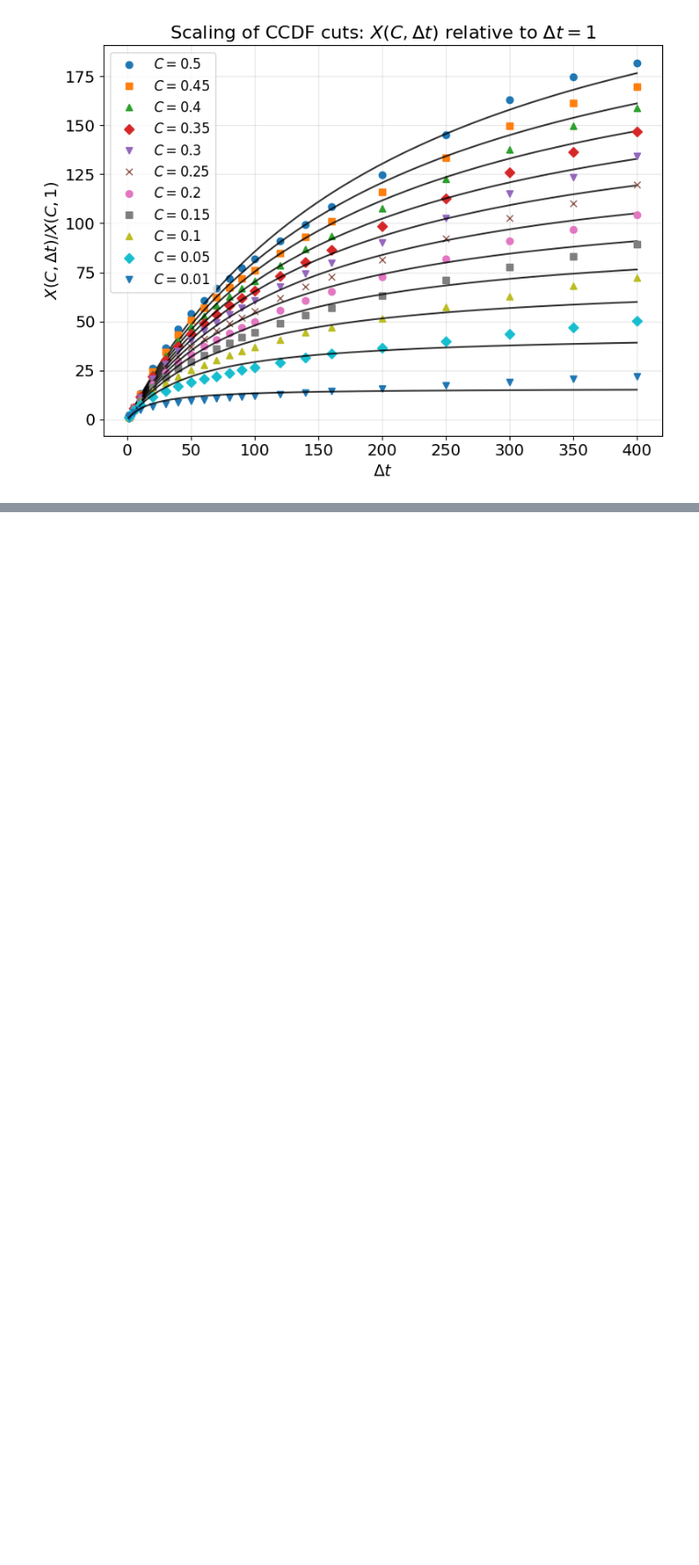
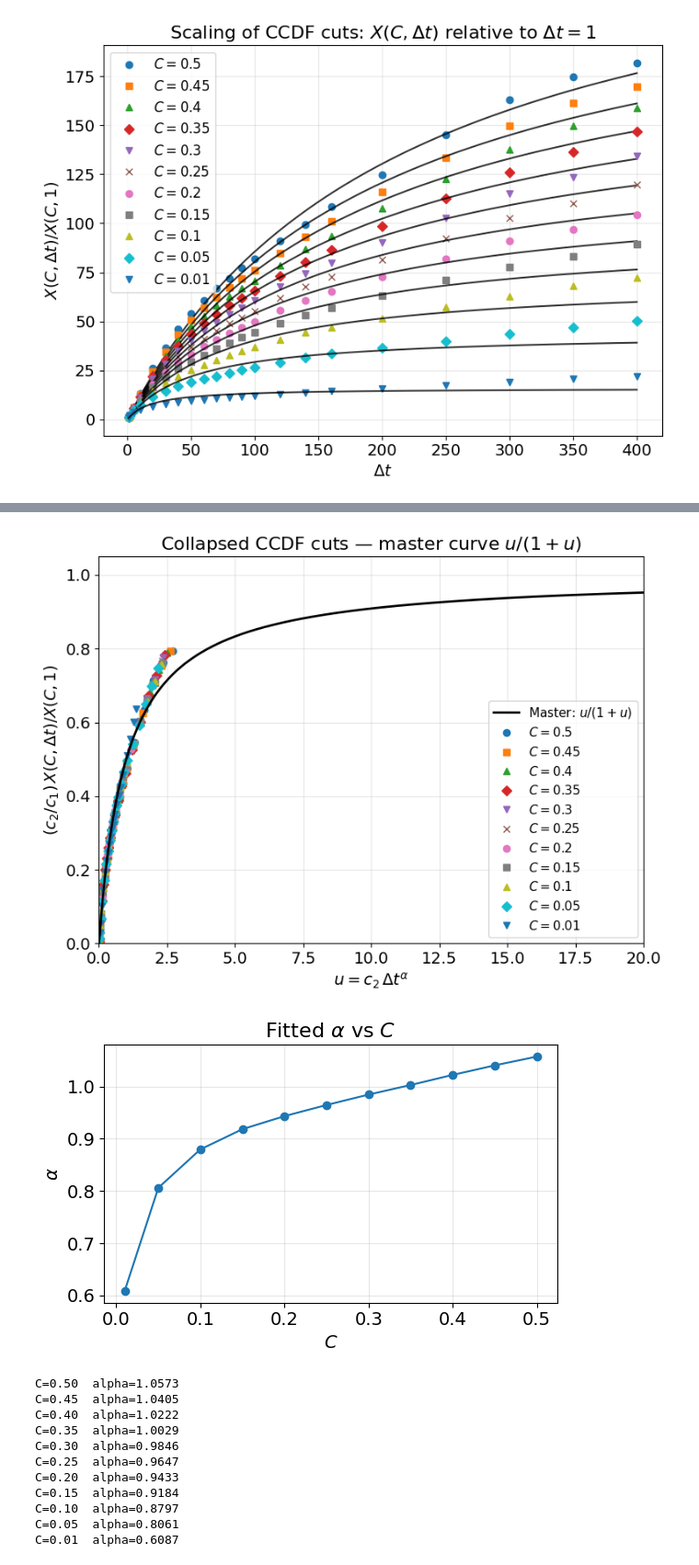
Before and after one commit to conorkirby/capstone, a Jupyter notebook: ProjectNotebooks/03.2_ScalingInvestigation.ipynb, the cells around one changed output, grey strips where cells are left out. Shown at 92% size. Drawn from its saved outputs; the diff is of its cells as text; code cells hidden in the pictures; blank space fills up the shorter version.

```diff
--- a/ProjectNotebooks/03.2_ScalingInvestigation.ipynb
+++ b/ProjectNotebooks/03.2_ScalingInvestigation.ipynb
@@ -416,0 +540,74 @@ plt.show()
+# %%
+fig, ax = plt.subplots(figsize=(8, 6))
+
+u_dense = np.linspace(0, 20, 400)
+ax.plot(u_dense, u_dense / (1 + u_dense), 'k-', lw=2, label='Master: $u/(1+u)$', zorder=10)
+
+def power_rational_model(dt, c1, c2, alpha):
+    return c1 * dt**alpha / (1.0 + c2 * dt**alpha)
+
+def log_residuals_pr(p, dt, ratio):
+    c1, c2, alpha = p
+    y = power_rational_model(dt, c1, c2, alpha)
+    eps = 1e-12
+    return np.log(ratio + eps) - np.log(y + eps)
+
+alpha_list = []
+
+for i, C in enumerate(C_vals):
+    dts = np.array(sorted(X_C_dt[C].keys()), dtype=float)
+    Xs  = np.array([X_C_dt[C][dt] for dt in dts], dtype=float)
+    ratio = Xs / float(X_C_dt[C][1])
+
+    mask = dts != 0
+    dts_fit, ratio_fit = dts[mask], ratio[mask]
+
+    p0_pr = np.array([1.0, 1.0/50.0, 0.7])
+    res_pr = least_squares(log_residuals_pr, p0_pr,
+                           bounds=([0, 0, 0.1], [np.inf, np.inf, 1.5]),
+                           args=(dts_fit, ratio_fit))
+    c1_pr, c2_pr, alpha_pr = res_pr.x
+    alpha_list.append(alpha_pr)
+
+    u = c2_pr * dts**alpha_pr
+    y = ratio * (c2_pr / c1_pr)
+
+    ax.plot(u, y, marker=markers[i % len(markers)], linestyle='none',
+            label=fr"$C={C}$")
+
+ax.set_xlabel(r"$u = c_2\,\Delta t^{\alpha}$", fontsize=14)
+ax.set_ylabel(r"$(c_2/c_1)\,X(C,\Delta t)/X(C,1)$", fontsize=14)
+ax.set_title(r"Collapsed CCDF cuts — master curve $u/(1+u)$", fontsize=16)
+ax.set_xlim(0, 20)
+ax.set_ylim(0, 1.05)
+ax.grid(alpha=0.3)
+ax.legend(fontsize=11)
+plt.tight_layout()
+plt.show()
+
+# --- alpha vs C diagnostic ---
+fig2, ax2 = plt.subplots(figsize=(6, 4))
+ax2.plot(C_vals, alpha_list, 'o-')
+ax2.set_xlabel(r"$C$", fontsize=14)
+ax2.set_ylabel(r"$\alpha$", fontsize=14)
+ax2.set_title(r"Fitted $\alpha$ vs $C$", fontsize=16)
+ax2.grid(alpha=0.3)
+plt.tight_layout()
+plt.show()
+
+for C, a in zip(C_vals, alpha_list):
+    print(f"C={C:.2f}  alpha={a:.4f}")
+# %% [output]
+[figure, added]
+[figure, added]
+C=0.50  alpha=1.0573
+C=0.45  alpha=1.0405
+C=0.40  alpha=1.0222
+C=0.35  alpha=1.0029
+C=0.30  alpha=0.9846
+C=0.25  alpha=0.9647
+C=0.20  alpha=0.9433
+C=0.15  alpha=0.9184
+C=0.10  alpha=0.8797
+C=0.05  alpha=0.8061
+C=0.01  alpha=0.6087
```
Also changed, not shown: parts of 8 cells of this notebook, 7 other files.
